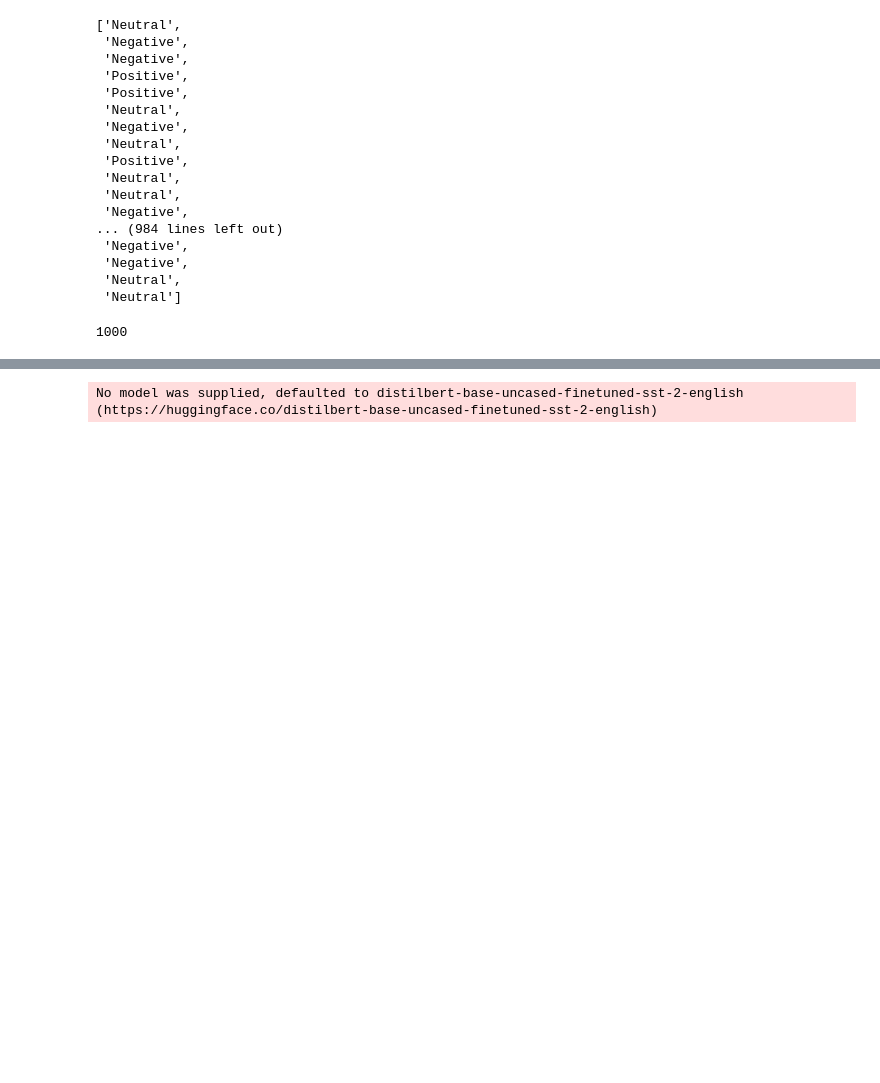
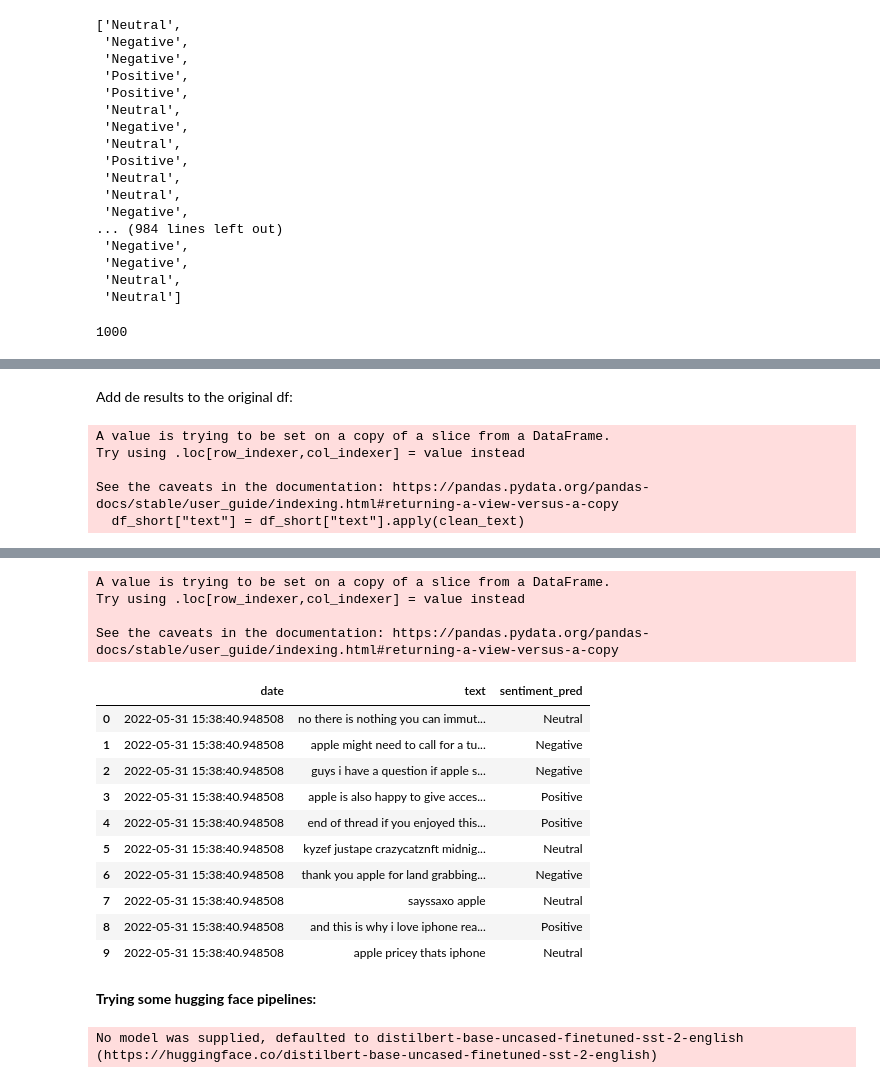
Before and after one commit to mfcorredor/DeepFeelings, a Jupyter notebook: notebooks/tests_with_roberta_and_pipelines.ipynb, the cells around one changed output, grey strips where cells are left out. Drawn from its saved outputs; the diff is of its cells as text; code cells hidden in the pictures; blank space fills up the shorter version.

```diff
--- a/notebooks/tests_with_roberta_and_pipelines.ipynb
+++ b/notebooks/tests_with_roberta_and_pipelines.ipynb
@@ -85,0 +114,29 @@ len(prediction)
+# %% [markdown]
+Add de results to the original df:
+# %%
+df_short =  df.head(10)
+df_short["text"] = df_short["text"].apply(clean_text)
+X_pred_short = df_short["text"].tolist()
+# %% [output]
+A value is trying to be set on a copy of a slice from a DataFrame.
+Try using .loc[row_indexer,col_indexer] = value instead
+
+See the caveats in the documentation: https://pandas.pydata.org/pandas-docs/stable/user_guide/indexing.html#returning-a-view-versus-a-copy
+  df_short["text"] = df_short["text"].apply(clean_text)
+# %%
+%%time
+
+prediction = []
+
+for i in range(10):
+    inputs = roberta_tokenizer(X_pred_short[i], return_tensors="pt")
+
+    with torch.no_grad():
+        logits = roberta_model(**inputs).logits
+
+    predicted_class_id = logits.argmax().item()
+    prediction.append(roberta_model.config.id2label[predicted_class_id])
+
+df_short["sentiment_pred"] = prediction
+df_short
+# %% [output]
@@ -86,3 +145,20 @@ len(prediction)
+A value is trying to be set on a copy of a slice from a DataFrame.
+Try using .loc[row_indexer,col_indexer] = value instead
+
+See the caveats in the documentation: https://pandas.pydata.org/pandas-docs/stable/user_guide/indexing.html#returning-a-view-versus-a-copy
+|  | date | text | sentiment_pred |
+| 0 | 2022-05-31 15:38:40.948508 | no there is nothing you can immut... | Neutral |
+| 1 | 2022-05-31 15:38:40.948508 | apple might need to call for a tu... | Negative |
+| 2 | 2022-05-31 15:38:40.948508 | guys i have a question if apple s... | Negative |
+| 3 | 2022-05-31 15:38:40.948508 | apple is also happy to give acces... | Positive |
+| 4 | 2022-05-31 15:38:40.948508 | end of thread if you enjoyed this... | Positive |
+| 5 | 2022-05-31 15:38:40.948508 | kyzef justape crazycatznft midnig... | Neutral |
+| 6 | 2022-05-31 15:38:40.948508 | thank you apple for land grabbing... | Negative |
+| 7 | 2022-05-31 15:38:40.948508 | sayssaxo apple | Neutral |
+| 8 | 2022-05-31 15:38:40.948508 | and this is why i love iphone rea... | Positive |
+| 9 | 2022-05-31 15:38:40.948508 | apple pricey thats iphone | Neutral |
+# %% [markdown]
+**Trying some hugging face pipelines:**
 # %%
 classifier = pipeline("sentiment-analysis")
 # %% [output]
```
Also changed, not shown: parts of 6 cells of this notebook.
